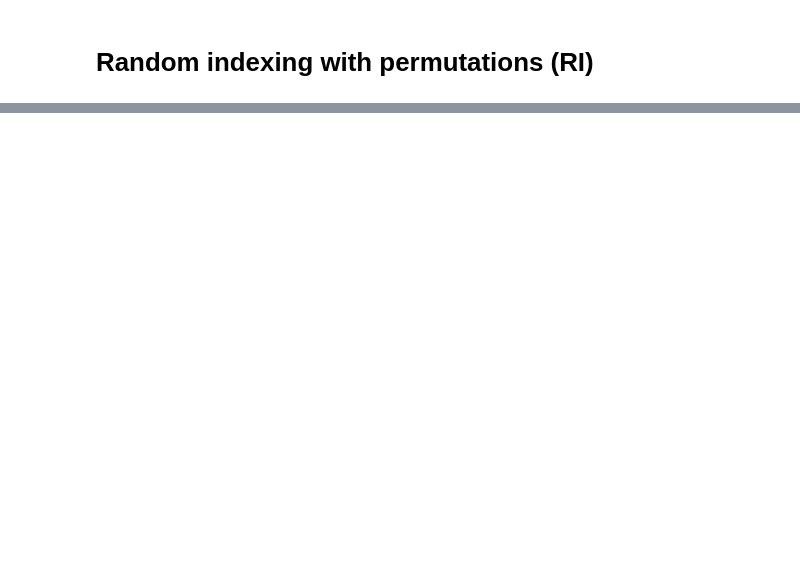
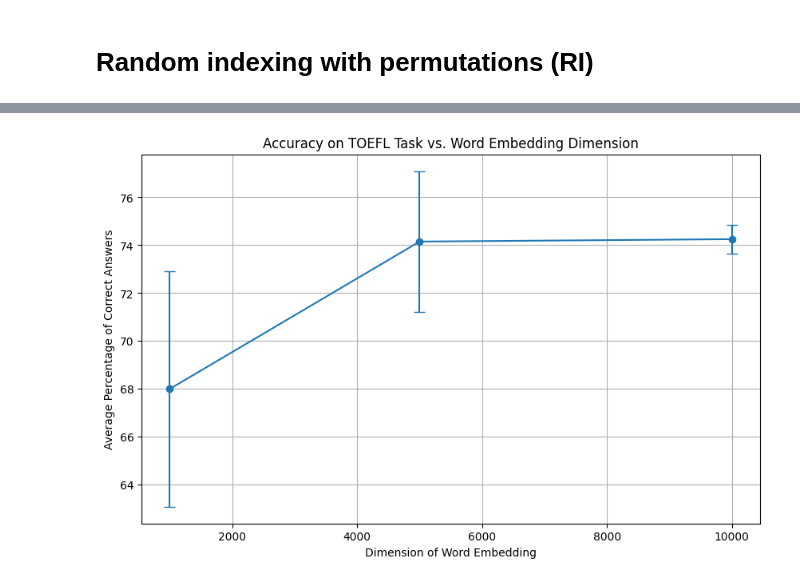
Before and after one commit to samlthelin/d7041e, a Jupyter notebook: Lab2/Lab2/Samuel_Thelin_LAB2.ipynb, the cells around one changed output, grey strips where cells are left out. Drawn from its saved outputs; the diff is of its cells as text; code cells hidden in the pictures; blank space fills up the shorter version.

```diff
--- a/Lab2/Lab2/Samuel_Thelin_LAB2.ipynb
+++ b/Lab2/Lab2/Samuel_Thelin_LAB2.ipynb
@@ -323,0 +337,24 @@ print(str(dimension) + " Percentage of correct answers: " + str(100 * right_answ
+# %%
+import matplotlib.pyplot as plt
+import numpy as np
+
+dimensions = [1000,5000,10000]
+results = {
+    1000: [75,70,61.25,63.75,70],
+    5000: [76.25,78.75,73.25,71.25,71.25],
+    10000: [73.75,73.75,73.75,75,75]
+}
+
+averages = [np.mean(results[dim]) for dim in dimensions]
+std_devs = [np.std(results[dim]) for dim in dimensions]
+
+plt.figure(figsize=(10, 6))
+plt.errorbar(dimensions, averages, yerr=std_devs, fmt='-o', capsize=5)
+plt.xlabel('Dimension of Word Embedding')
+plt.ylabel('Average Percentage of Correct Answers')
+plt.title('Accuracy on TOEFL Task vs. Word Embedding Dimension')
+plt.grid(True)
+plt.show()
+plt.close()
+# %% [output]
+[figure, added]
```
Also changed, not shown: parts of 6 cells of this notebook.
